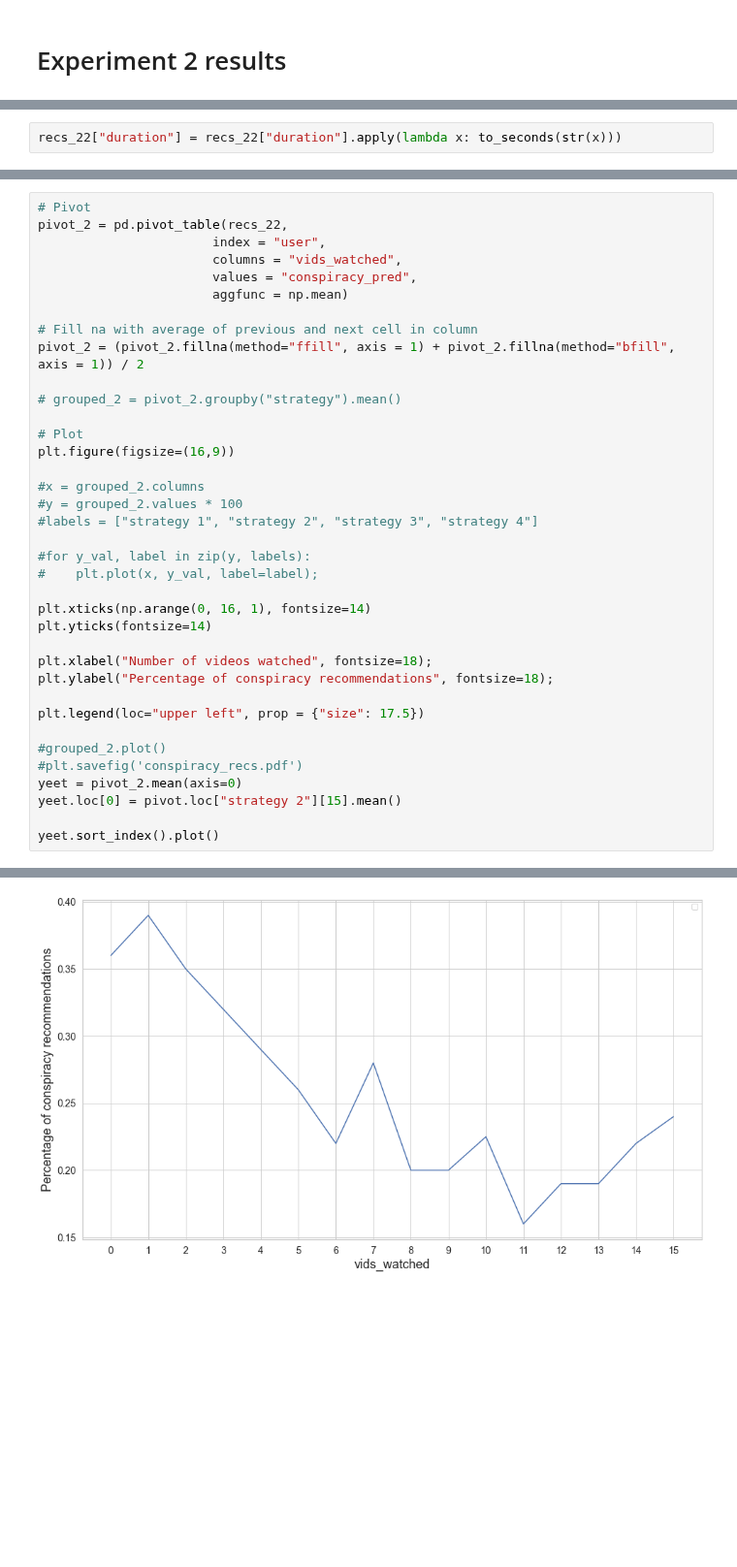
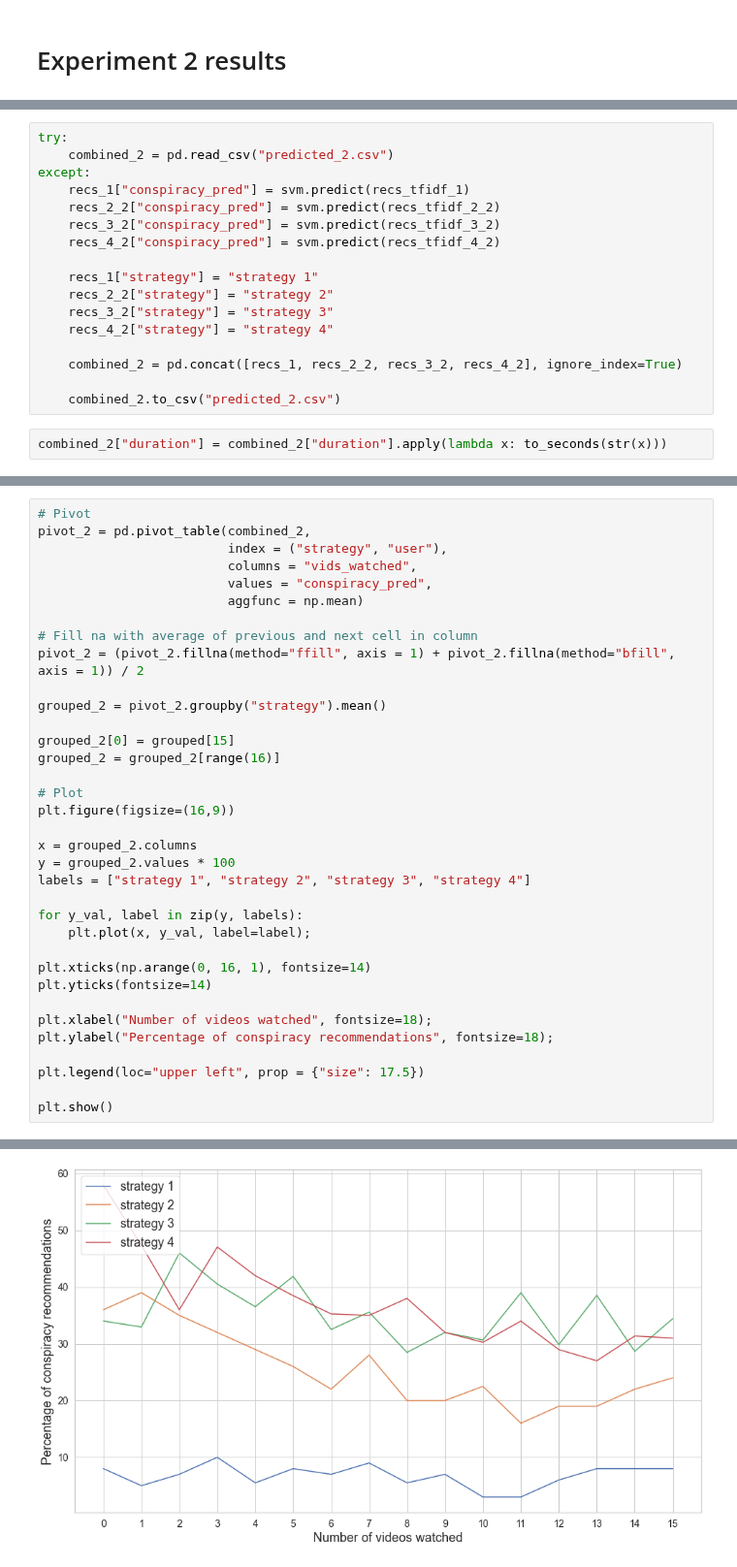
Before and after one commit to Roan-Schellingerhout/YouTube_conspiracy_paper, a Jupyter notebook: Machine Learning/Predictions.ipynb, the cells around one changed output, grey strips where cells are left out. Shown at 97% size. Drawn from its saved outputs; the diff is of its cells as text; blank space fills up the shorter version.

```diff
--- a/Machine Learning/Predictions.ipynb
+++ b/Machine Learning/Predictions.ipynb
@@ -255,2 +265,19 @@ recs_22["conspiracy_pred"] = svm.predict(recs_tfidf_22)
+# %%
+try:
+    combined_2 = pd.read_csv("predicted_2.csv")
+except:
+    recs_1["conspiracy_pred"] = svm.predict(recs_tfidf_1)
+    recs_2_2["conspiracy_pred"] = svm.predict(recs_tfidf_2_2)
+    recs_3_2["conspiracy_pred"] = svm.predict(recs_tfidf_3_2)
+    recs_4_2["conspiracy_pred"] = svm.predict(recs_tfidf_4_2)
+
+    recs_1["strategy"] = "strategy 1"
+    recs_2_2["strategy"] = "strategy 2"
+    recs_3_2["strategy"] = "strategy 3"
+    recs_4_2["strategy"] = "strategy 4"
+
+    combined_2 = pd.concat([recs_1, recs_2_2, recs_3_2, recs_4_2], ignore_index=True)
+
+    combined_2.to_csv("predicted_2.csv")
 # %%
-recs_22["duration"] = recs_22["duration"].apply(lambda x: to_seconds(str(x)))
+combined_2["duration"] = combined_2["duration"].apply(lambda x: to_seconds(str(x)))
@@ -257,25 +295,28 @@ recs_22["duration"] = recs_22["duration"].apply(lambda x: to_seconds(str(x)))
 # %%
 # Pivot
-pivot_2 = pd.pivot_table(recs_22,
-                       index = "user",
-                       columns = "vids_watched",
-                       values = "conspiracy_pred",
-                       aggfunc = np.mean)
+pivot_2 = pd.pivot_table(combined_2,
+                         index = ("strategy", "user"),
+                         columns = "vids_watched",
+                         values = "conspiracy_pred",
+                         aggfunc = np.mean)
 
 # Fill na with average of previous and next cell in column
 pivot_2 = (pivot_2.fillna(method="ffill", axis = 1) + pivot_2.fillna(method="bfill", axis = 1)) / 2
 
-# grouped_2 = pivot_2.groupby("strategy").mean()
+grouped_2 = pivot_2.groupby("strategy").mean()
+
+grouped_2[0] = grouped[15]
+grouped_2 = grouped_2[range(16)]
 
 # Plot
 plt.figure(figsize=(16,9))
 
-#x = grouped_2.columns
-#y = grouped_2.values * 100
-#labels = ["strategy 1", "strategy 2", "strategy 3", "strategy 4"]
+x = grouped_2.columns
+y = grouped_2.values * 100
+labels = ["strategy 1", "strategy 2", "strategy 3", "strategy 4"]
 
-#for y_val, label in zip(y, labels):
-#    plt.plot(x, y_val, label=label);
+for y_val, label in zip(y, labels):
+    plt.plot(x, y_val, label=label);
 
 plt.xticks(np.arange(0, 16, 1), fontsize=14)
 plt.yticks(fontsize=14)
@@ -285,10 +326,5 @@ plt.ylabel("Percentage of conspiracy recommendations", fontsize=18);
 
 plt.legend(loc="upper left", prop = {"size": 17.5})
 
-#grouped_2.plot()
-#plt.savefig('conspiracy_recs.pdf')
-yeet = pivot_2.mean(axis=0)
-yeet.loc[0] = pivot.loc["strategy 2"][15].mean()
-
-yeet.sort_index().plot()
+plt.show()
 # %% [output]
@@ -297 +331 @@ No handles with labels found to put in legend.
-[figure, old version]
+[figure, new version]
```
Also changed, not shown: parts of 13 cells of this notebook, 2 other files.
